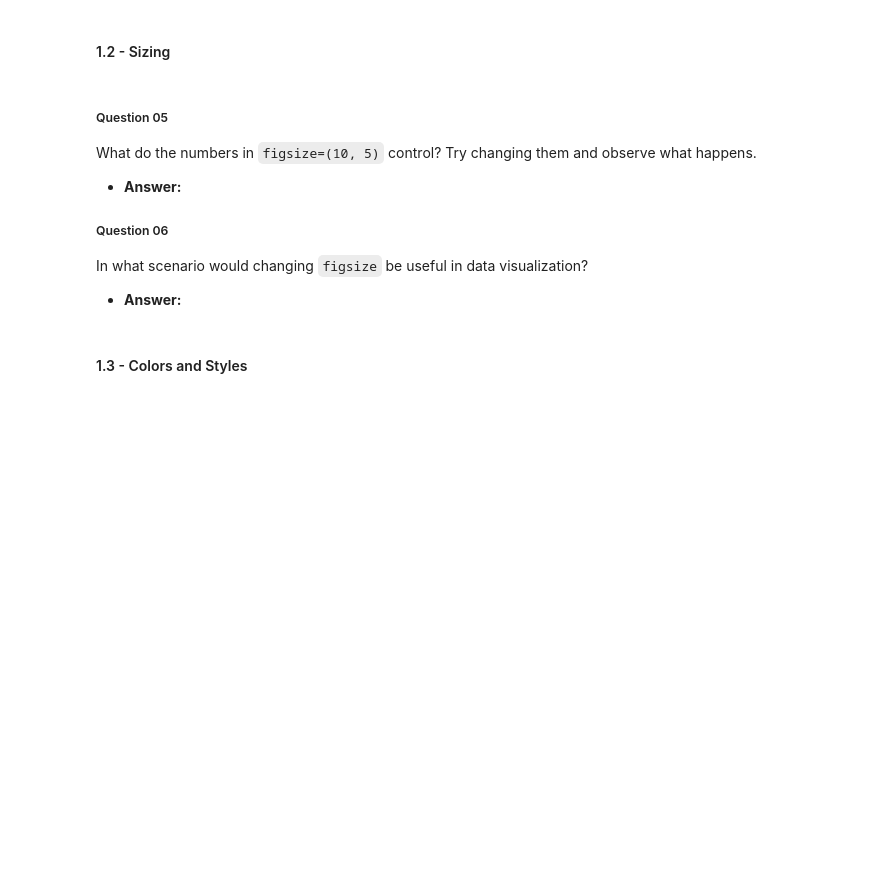
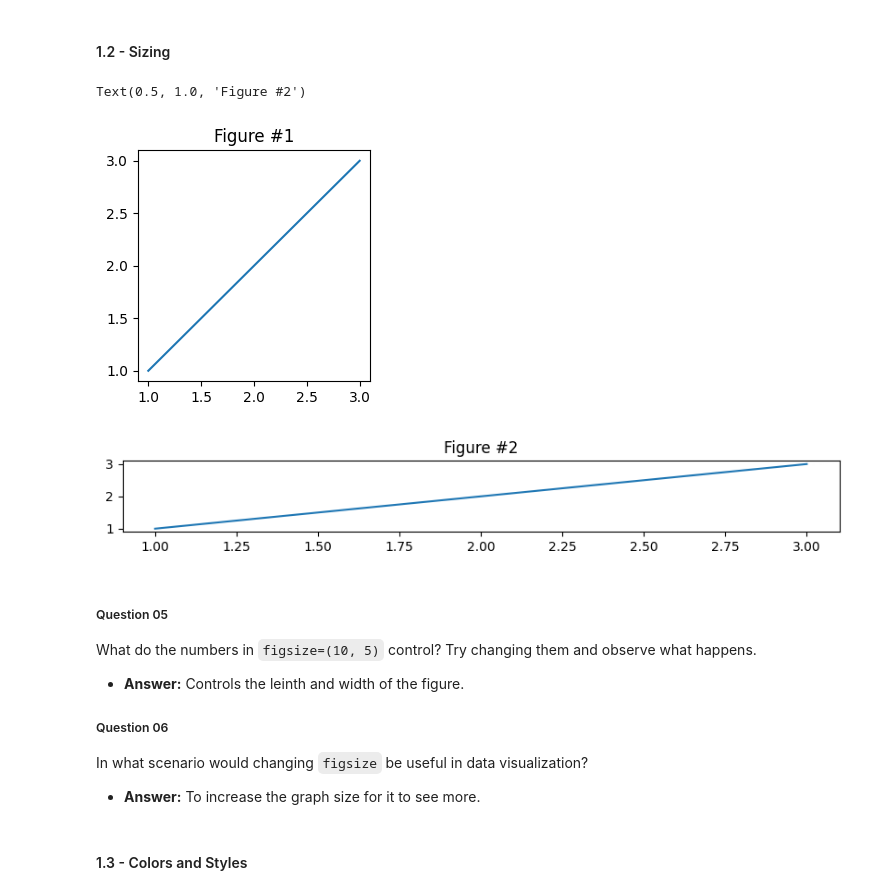
Before and after one commit to UltimateLifeform69/unit-3-data-science, a Jupyter notebook: 00_intro.ipynb, the cells around one changed output. Cells and saved outputs as stored; diff of their text form; code cells hidden in the pictures; blank space fills up the shorter version.

```diff
--- a/00_intro.ipynb
+++ b/00_intro.ipynb
@@ -122,19 +126,24 @@ What does the `plt.title()` function do? What happens if you comment it out?
 # %%
 plt.figure(figsize=(3, 3))
 plt.plot([1, 2, 3], [1, 2, 3])
 plt.title('Figure #1')
 
-plt.figure(figsize=(10, 5)
+plt.figure(figsize=(10, 1))
 plt.plot([1, 2, 3], [1, 2, 3])
 plt.title('Figure #2')
+# %% [output]
+Text(0.5, 1.0, 'Figure #2')
+[figure, added]
+[figure, added]
 # %% [markdown]
 ##### Question 05
 What do the numbers in `figsize=(10, 5)` control? Try changing them and observe what happens.
 - **Answer:**
-
+Controls the leinth and width of the figure.
 ##### Question 06
 In what scenario would changing `figsize` be useful in data visualization?
 - **Answer:**
+To increase the graph size for it to see more.
 # %% [markdown]
 #### 1.3 - Colors and Styles
 # %%
```
Also changed, not shown: parts of 4 cells of this notebook, 2 other files.
